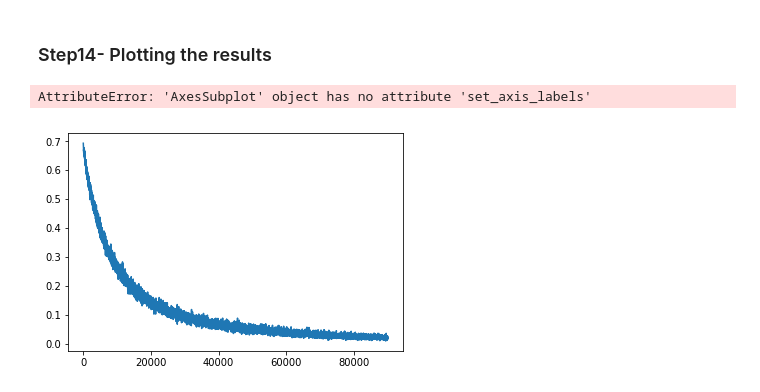
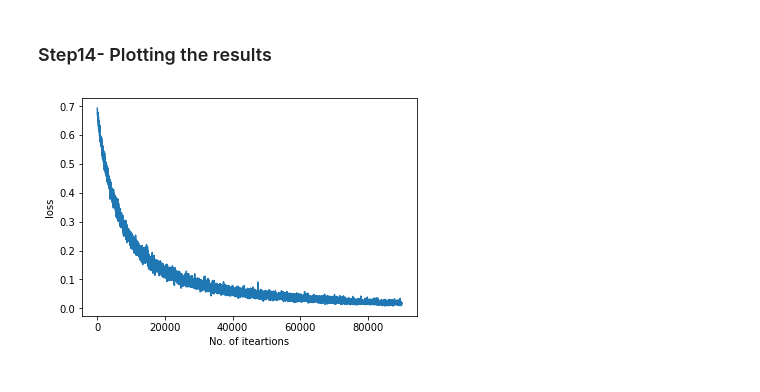
Before and after one commit to Ameyapores/one_shot_learning, a Jupyter notebook: Fellowship.ai.ipynb, the cells around one changed output. Cells and saved outputs as stored; diff of their text form; code cells hidden in the pictures.

```diff
--- a/Fellowship.ai.ipynb
+++ b/Fellowship.ai.ipynb
@@ -216,10 +216,10 @@ times = 400
 
 dataSet = OmniglotTrain(train_dataset, transform=data_transforms)
 testSet = OmniglotTest(test_dataset, transform=transforms.ToTensor(), times = times, way = way)
-testLoader = DataLoader(testSet, batch_size=way, shuffle=False, num_workers=16)
+testLoader = DataLoader(testSet, batch_size=way, shuffle=False, num_workers=1)
 
 dataLoader = DataLoader(dataSet, batch_size=128,\
-                        shuffle=False, num_workers=16)
+                        shuffle=False, num_workers=1)
 # %% [markdown]
 ### Step 10- Loss function
 
@@ -331,8 +314,7 @@ EOFError:
 ### Step14- Plotting the results
 # %%
 ax = sns.lineplot(batch_ids, losses)
-ax.set_axis_labels('No. of iteartions', 'loss')
+ax.set(xlabel='No. of iteartions', ylabel='loss')
 plt.show()
 # %% [output]
-AttributeError: 'AxesSubplot' object has no attribute 'set_axis_labels'
-[figure, old version]
+[figure, new version]
```
Also changed, not shown: parts of 1 cell of this notebook.
